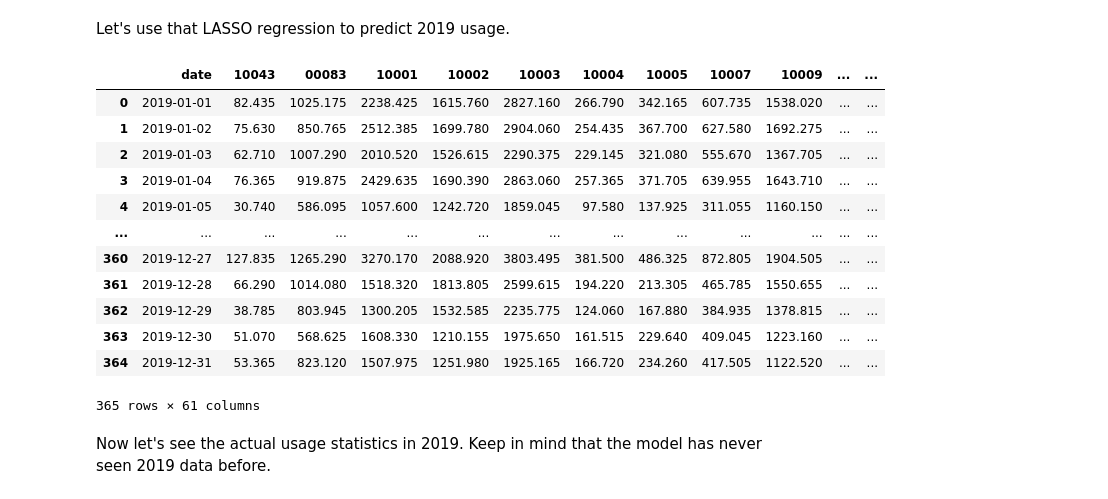
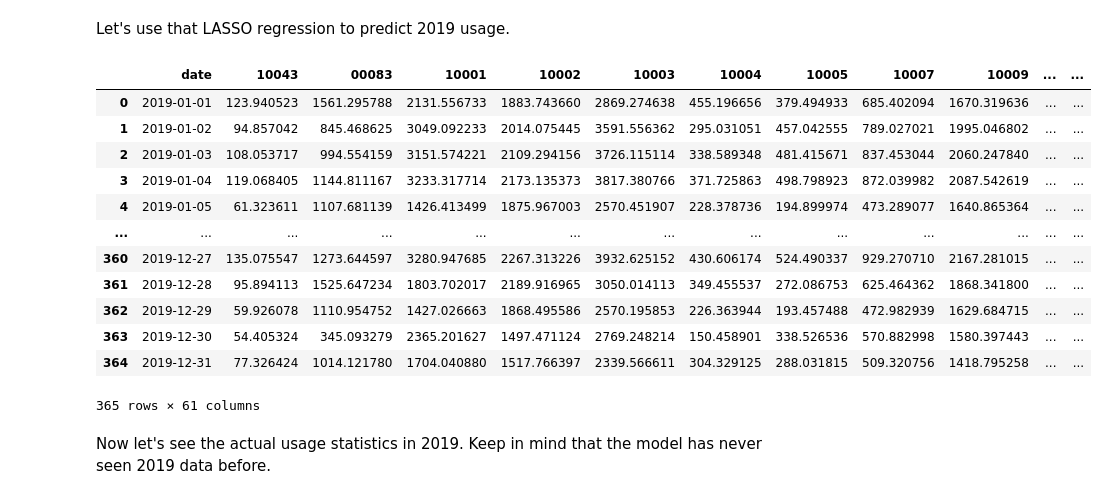
Before and after one commit to bnei/NYCBikes, a Jupyter notebook: citibike_final.ipynb, the cells around one changed output. Cells and saved outputs as stored; diff of their text form; code cells hidden in the pictures.

```diff
--- a/citibike_final.ipynb
+++ b/citibike_final.ipynb
@@ -555,11 +468,0 @@ rf_random.fit(X_train, y_train)
-# %%
-rf_model = ensemble.RandomForestRegressor(max_depth = 50, max_features = 'sqrt', n_estimators = 200)
-rf_model.fit(X_train, y_train)
-
-forestModelResults = model_selection.cross_validate(rf_model, X_train, y_train, scoring = ['neg_mean_absolute_percentage_error'])
-forestMAPE = sum(forestModelResults['test_neg_mean_absolute_percentage_error'])/len(forestModelResults['test_neg_mean_absolute_percentage_error'])
-
-print(forestMAPE)
-
-
-#best_rf_mape = metrics.mean_absolute_percentage_error()
@@ -570,4 +471,4 @@ Let's go with the LASSO regression with an alpha of 0.5
 # %%
-lassoFinalModel = linear_model.Lasso(alpha=0.5)
+lassoFinalModel = linear_model.Lasso(alpha=0.26)
 lassoFinalModel.fit(X_train, y_train)
 # %% [output]
@@ -575,24 +499,24 @@ Lasso(alpha=0.5)
 # %% [markdown]
 Let's use that LASSO regression to predict 2019 usage.
 # %%
-y_pred = rf_model.predict(X_test)
+y_pred = lassoFinalModel.predict(X_test)
 predictionDF = pd.DataFrame(y_pred)
 predictionDF.columns = y_test.columns
 predictionDF.insert(loc=0, column='date', value=daterange2019)
 predictionDF
 # %% [output]
 |  | date | 10043 | 00083 | 10001 | 10002 | 10003 | 10004 | 10005 | 10007 | 10009 | ... | ... |
-| 0 | 2019-01-01 | 82.435 | 1025.175 | 2238.425 | 1615.760 | 2827.160 | 266.790 | 342.165 | 607.735 | 1538.020 | ... | ... |
-| 1 | 2019-01-02 | 75.630 | 850.765 | 2512.385 | 1699.780 | 2904.060 | 254.435 | 367.700 | 627.580 | 1692.275 | ... | ... |
-| 2 | 2019-01-03 | 62.710 | 1007.290 | 2010.520 | 1526.615 | 2290.375 | 229.145 | 321.080 | 555.670 | 1367.705 | ... | ... |
-| 3 | 2019-01-04 | 76.365 | 919.875 | 2429.635 | 1690.390 | 2863.060 | 257.365 | 371.705 | 639.955 | 1643.710 | ... | ... |
-| 4 | 2019-01-05 | 30.740 | 586.095 | 1057.600 | 1242.720 | 1859.045 | 97.580 | 137.925 | 311.055 | 1160.150 | ... | ... |
+| 0 | 2019-01-01 | 123.940523 | 1561.295788 | 2131.556733 | 1883.743660 | 2869.274638 | 455.196656 | 379.494933 | 685.402094 | 1670.319636 | ... | ... |
+| 1 | 2019-01-02 | 94.857042 | 845.468625 | 3049.092233 | 2014.075445 | 3591.556362 | 295.031051 | 457.042555 | 789.027021 | 1995.046802 | ... | ... |
+| 2 | 2019-01-03 | 108.053717 | 994.554159 | 3151.574221 | 2109.294156 | 3726.115114 | 338.589348 | 481.415671 | 837.453044 | 2060.247840 | ... | ... |
+| 3 | 2019-01-04 | 119.068405 | 1144.811167 | 3233.317714 | 2173.135373 | 3817.380766 | 371.725863 | 498.798923 | 872.039982 | 2087.542619 | ... | ... |
+| 4 | 2019-01-05 | 61.323611 | 1107.681139 | 1426.413499 | 1875.967003 | 2570.451907 | 228.378736 | 194.899974 | 473.289077 | 1640.865364 | ... | ... |
 | ... | ... | ... | ... | ... | ... | ... | ... | ... | ... | ... | ... | ... |
-| 360 | 2019-12-27 | 127.835 | 1265.290 | 3270.170 | 2088.920 | 3803.495 | 381.500 | 486.325 | 872.805 | 1904.505 | ... | ... |
-| 361 | 2019-12-28 | 66.290 | 1014.080 | 1518.320 | 1813.805 | 2599.615 | 194.220 | 213.305 | 465.785 | 1550.655 | ... | ... |
-| 362 | 2019-12-29 | 38.785 | 803.945 | 1300.205 | 1532.585 | 2235.775 | 124.060 | 167.880 | 384.935 | 1378.815 | ... | ... |
-| 363 | 2019-12-30 | 51.070 | 568.625 | 1608.330 | 1210.155 | 1975.650 | 161.515 | 229.640 | 409.045 | 1223.160 | ... | ... |
-| 364 | 2019-12-31 | 53.365 | 823.120 | 1507.975 | 1251.980 | 1925.165 | 166.720 | 234.260 | 417.505 | 1122.520 | ... | ... |
+| 360 | 2019-12-27 | 135.075547 | 1273.644597 | 3280.947685 | 2267.313226 | 3932.625152 | 430.606174 | 524.490337 | 929.270710 | 2167.281015 | ... | ... |
+| 361 | 2019-12-28 | 95.894113 | 1525.647234 | 1803.702017 | 2189.916965 | 3050.014113 | 349.455537 | 272.086753 | 625.464362 | 1868.341800 | ... | ... |
+| 362 | 2019-12-29 | 59.926078 | 1110.954752 | 1427.026663 | 1868.495586 | 2570.195853 | 226.363944 | 193.457488 | 472.982939 | 1629.684715 | ... | ... |
+| 363 | 2019-12-30 | 54.405324 | 345.093279 | 2365.201627 | 1497.471124 | 2769.248214 | 150.458901 | 338.526536 | 570.882998 | 1580.397443 | ... | ... |
+| 364 | 2019-12-31 | 77.326424 | 1014.121780 | 1704.040880 | 1517.766397 | 2339.566611 | 304.329125 | 288.031815 | 509.320756 | 1418.795258 | ... | ... |
 365 rows × 61 columns
 # %% [markdown]
 Now let's see the actual usage statistics in 2019. Keep in mind that the model has never seen 2019 data before.
```
Also changed, not shown: parts of 20 cells of this notebook.
